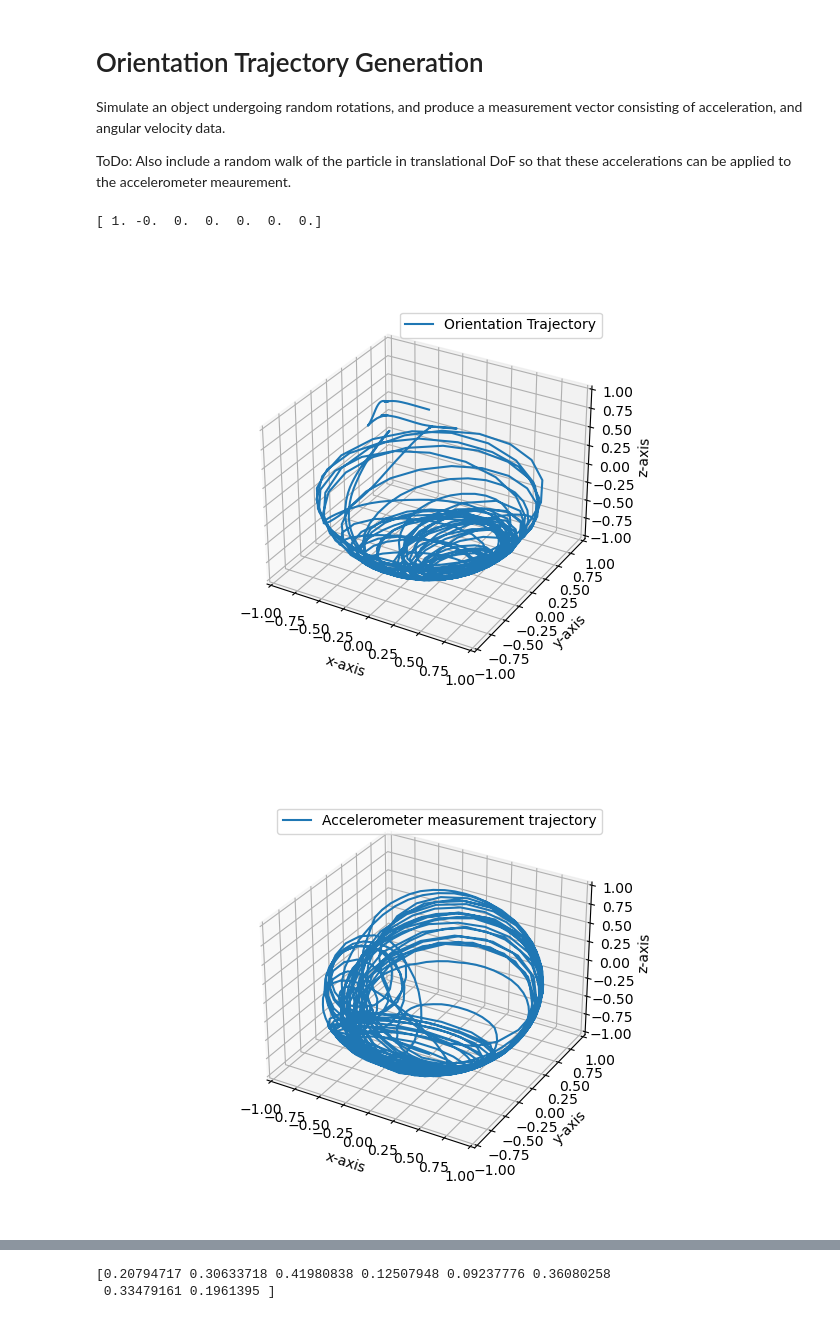
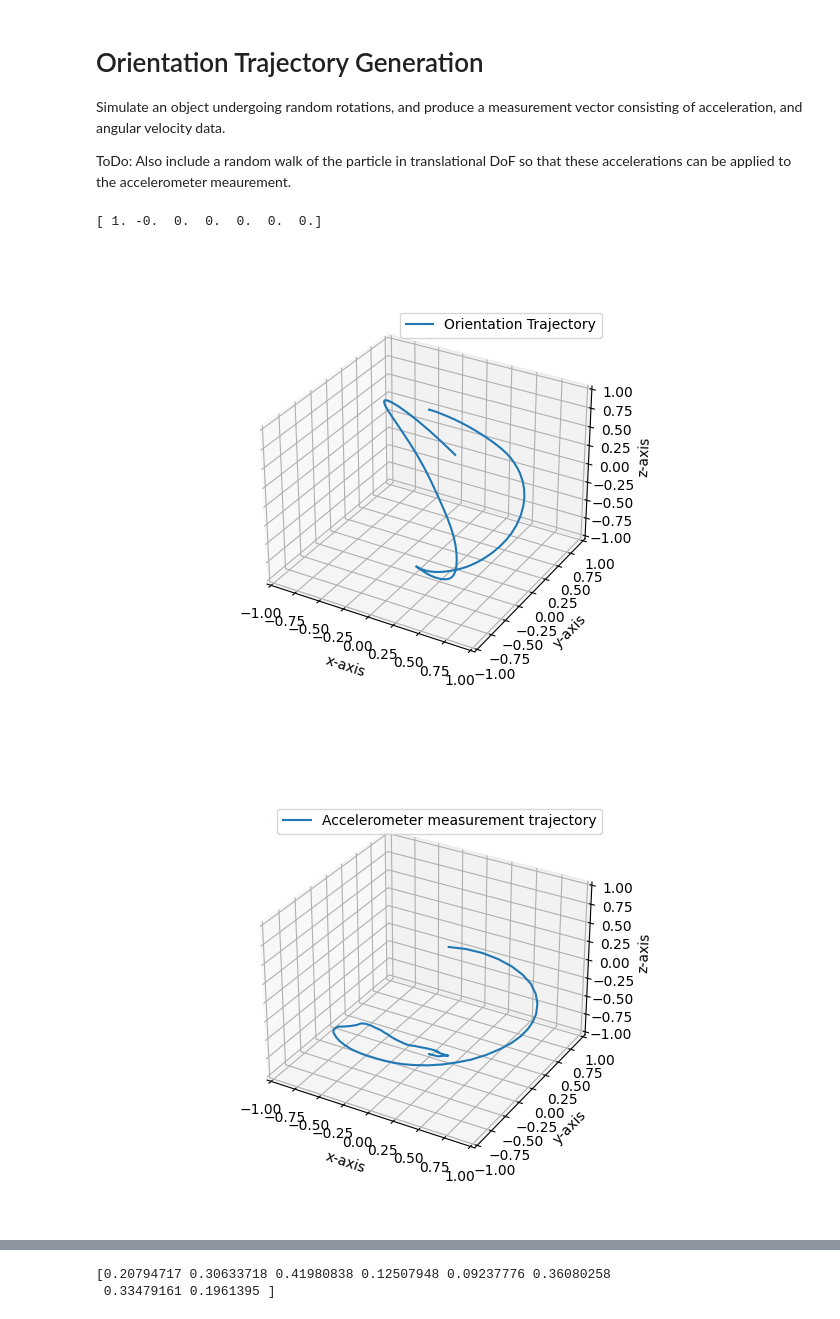
Before and after one commit to mrpossoms/bomberhat, a Jupyter notebook: firmware/notebooks/neural-sensor-fusion.ipynb, the cells around one changed output, grey strips where cells are left out. Drawn from its saved outputs; the diff is of its cells as text; code cells hidden in the pictures.

```diff
--- a/firmware/notebooks/neural-sensor-fusion.ipynb
+++ b/firmware/notebooks/neural-sensor-fusion.ipynb
@@ -55,7 +55,7 @@ def Z_t(X_t):
     gyro = X_t[1]
     return np.concatenate((gyro, acc))
 
-steps = 1000
+steps = 100
 positions = np.zeros((steps, 3), dtype=np.float32) # sequence of z-basis unit vectors rotated by orientation for plotting
 w_samples = np.zeros((steps, 3), dtype=np.float32) # sequence of angular rate measurements
 measurements = np.zeros((steps, Z_t(X_0()).shape[0]), dtype=np.float32) # sequence of static accelerometer readings
@@ -67,34 +67,34 @@ labels = np.zeros((steps, 4), dtype=np.float32) # orientation estimate for t
 X_t = X_0()
 
 print(X_to_array(X_t))
 
 for i in range(steps):
     positions[i] = Q.rotate_vectors(X_t[0], np.array([0, 0, 1]))
     measurements[i] = Z_t(X_t)
     ground_truth[i] = X_to_array(X_t)
 
     samples[i] = np.concatenate((ground_truth[i,:4], measurements[i]), dtype=np.dtype(float))
 
     # propagate the state
     X_t = X_t_1(X_t, 0.01, stddev=np.ones(3) * 10)
 
     labels[i] = ground_truth[i,:4]
 
 
 ax = plt.figure().add_subplot(projection='3d')
 
 ax.plot(positions[:,0], positions[:,1], positions[:,2], label='Orientation Trajectory')
 ax.legend()
 plt.xlim([-1, 1])
 plt.ylim([-1, 1])
 ax.set_zlim([-1, 1])
 ax.set_xlabel('x-axis')
 ax.set_ylabel('y-axis')
 ax.set_zlabel('z-axis')
 plt.show()
 # %% [output]
 [ 1. -0.  0.  0.  0.  0.  0.]
-[figure, old version]
+[figure, new version]
 # %%
 ax = plt.figure().add_subplot(projection='3d')
 ax.plot(measurements[:,3], measurements[:,4], measurements[:,5], label='Accelerometer measurement trajectory')
@@ -107,7 +107,7 @@ ax.set_ylabel('y-axis')
 ax.set_zlabel('z-axis')
 plt.show()
 # %% [output]
-[figure, old version]
+[figure, new version]
 # %%
 import torch
 from torch import nn
```
Also changed, not shown: parts of 2 cells of this notebook.
